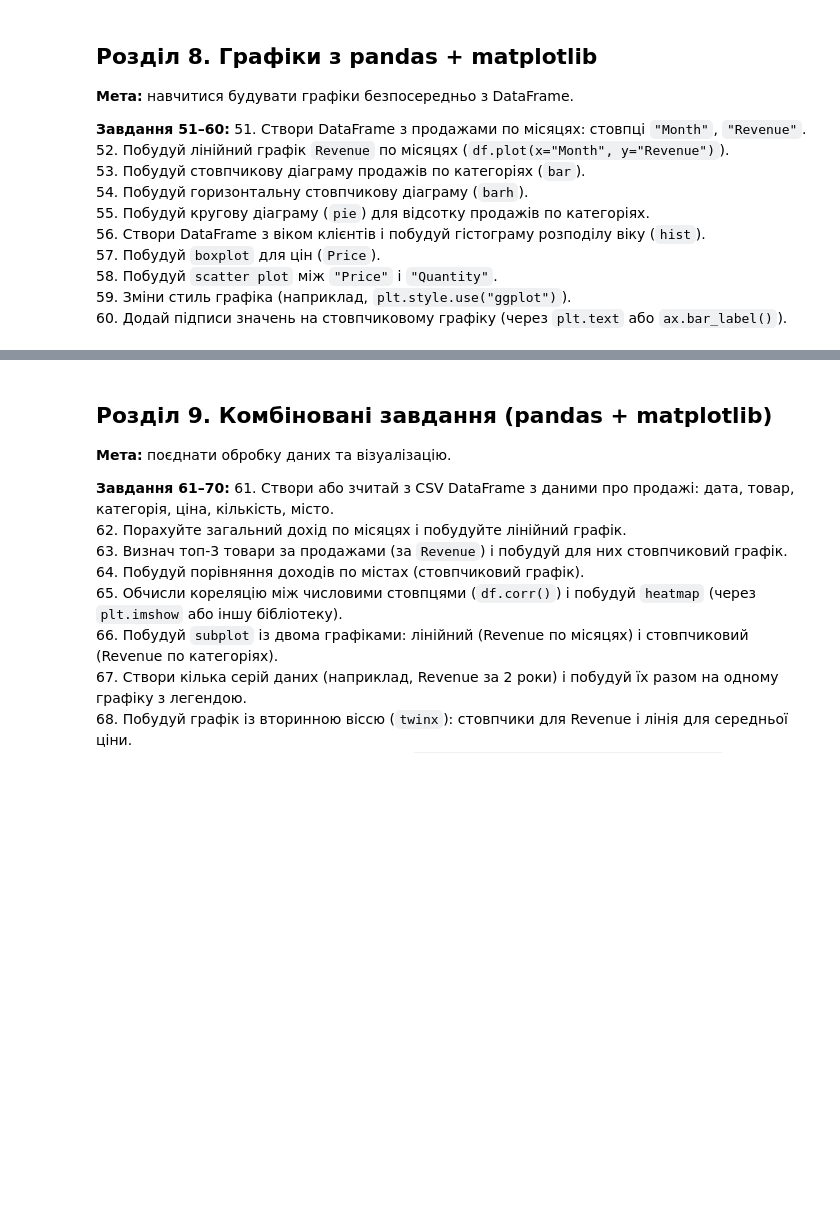
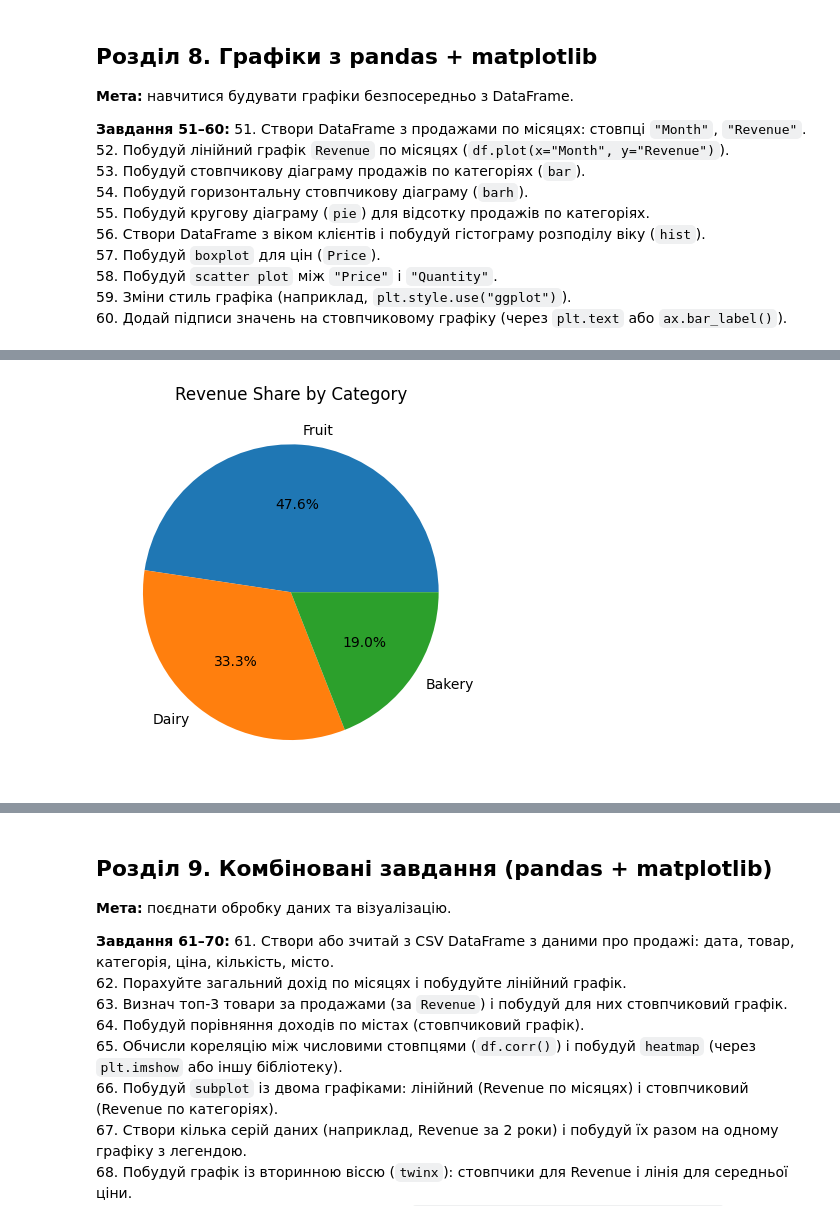
Before and after one commit to shevyakina43/test_task_python, a Jupyter notebook: pandas_matplotlib_practice.ipynb, the cells around one changed output, grey strips where cells are left out. Saved outputs shown, nothing was run; the diff lists cells and outputs as text; code cells hidden in the pictures; blank space fills up the shorter version.

```diff
--- a/pandas_matplotlib_practice.ipynb
+++ b/pandas_matplotlib_practice.ipynb
@@ -570,0 +599,13 @@ plt.show()
+# %%
+# 55
+import matplotlib.pyplot as plt
+
+df_category.set_index('Category')['Revenue'].plot(
+    kind='pie',
+    autopct='%1.1f%%'
+)  # set_index - нужен чтобы названия стали подписями
+plt.title('Revenue Share by Category')
+plt.ylabel('')
+plt.show()
+# %% [output]
+[figure, added]
```
Also changed, not shown: parts of 21 cells of this notebook, 1 other file.
